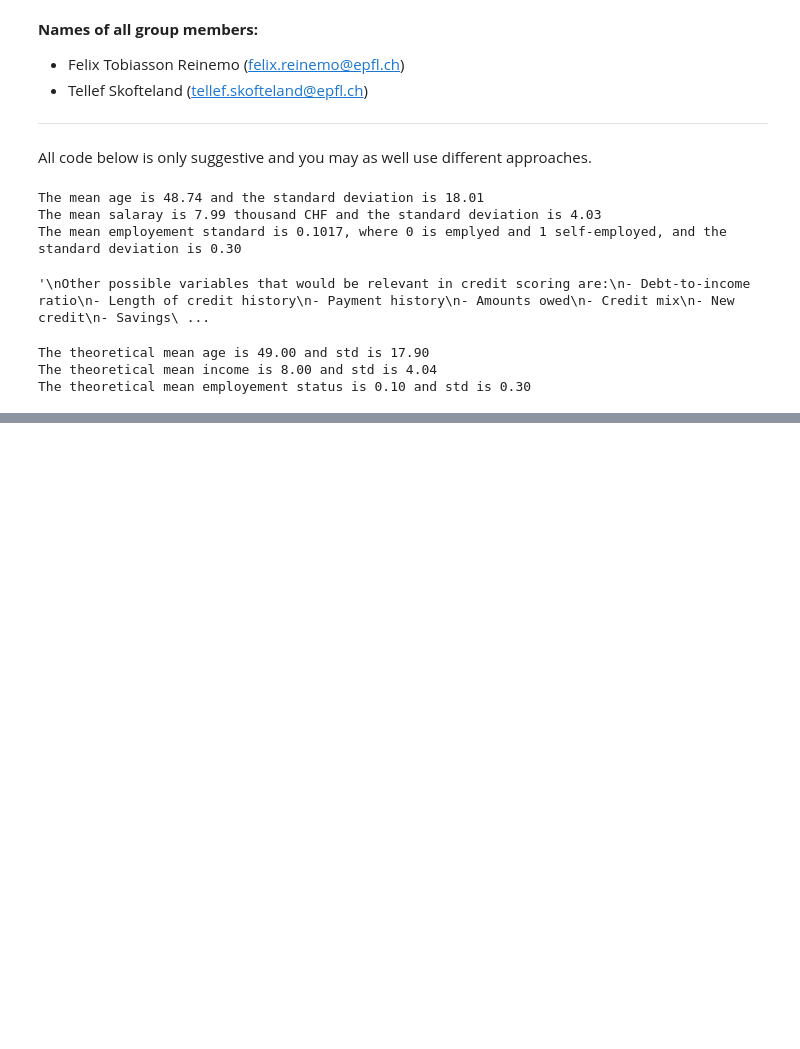
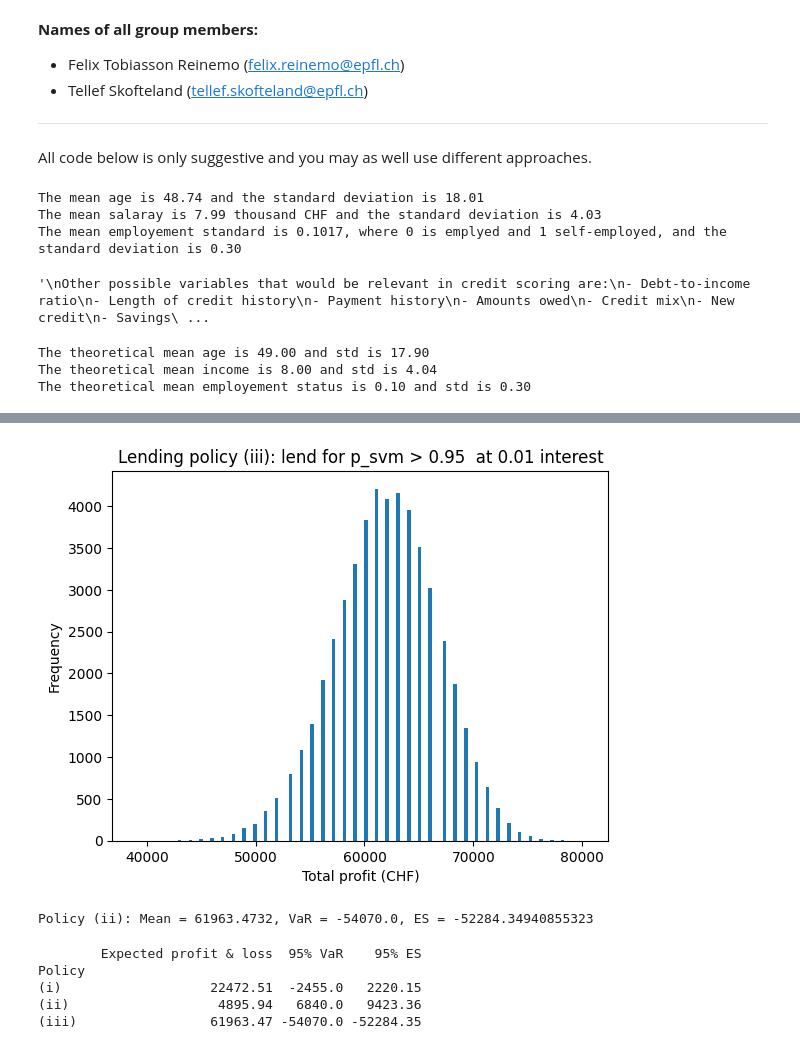
Before and after one commit to Tellefskofteland/QRM_project_2, a Jupyter notebook: Project2_template.ipynb, the cells around one changed output, grey strips where cells are left out. Drawn from its saved outputs; the diff is of its cells as text; code cells hidden in the pictures; blank space fills up the shorter version.

```diff
--- a/Project2_template.ipynb
+++ b/Project2_template.ipynb
@@ -342,0 +382,39 @@ SVM                   0.995087   0.980440
+# %%
+# Scenario 3:
+# Define Portfolio and possible outcomes using the matrix D and the predicted default probabilities from the SVM model
+lend_svm = (pred2_test[:, 1] > 0.95).astype(int)
+pnl_iii = simulate_policy(0.01, lend_svm)
+# %%
+
+# Plot the histogram of profits and losses
+plt.hist(pnl_iii, bins = 'auto')
+plt.title('Lending policy (iii): lend for p_svm > 0.95  at 0.01 interest')
+plt.xlabel('Total profit (CHF)')
+plt.ylabel('Frequency')
+plt.show()
+# Calculate expected profit and losses, compute 95%-VaR and 95%-ES
+# %% [output]
+[figure, added]
+# %%
+# Calculate expected profit and losses, compute 95%-VaR and 95%-ES
+E_iii = pnl_iii.mean()
+VaR_iii, ES_iii = risk(pnl_iii)
+print(f'Policy (iii): Mean = {E_iii}, VaR = {VaR_iii}, ES = {ES_iii}')
+# %% [output]
+Policy (ii): Mean = 61963.4732, VaR = -54070.0, ES = -52284.34940855323
+# %%
+rows = []
+
+rows.append({'Policy' : '(i)', 'Expected profit & loss' : E_i, '95% VaR' : VaR_i, '95% ES' : ES_i})
+rows.append({'Policy' : '(ii)', 'Expected profit & loss' : E_ii, '95% VaR' : VaR_ii, '95% ES' : ES_ii})
+rows.append({'Policy' : '(iii)', 'Expected profit & loss' : E_iii, '95% VaR' : VaR_iii, '95% ES' : ES_iii})
+
+results = pd.DataFrame(rows).set_index('Policy')
+results = results.round(2)
+print(results)
+# %% [output]
+        Expected profit & loss  95% VaR    95% ES
+Policy
+(i)                   22472.51  -2455.0   2220.15
+(ii)                   4895.94   6840.0   9423.36
+(iii)                 61963.47 -54070.0 -52284.35
```
Also changed, not shown: parts of 14 cells of this notebook.
